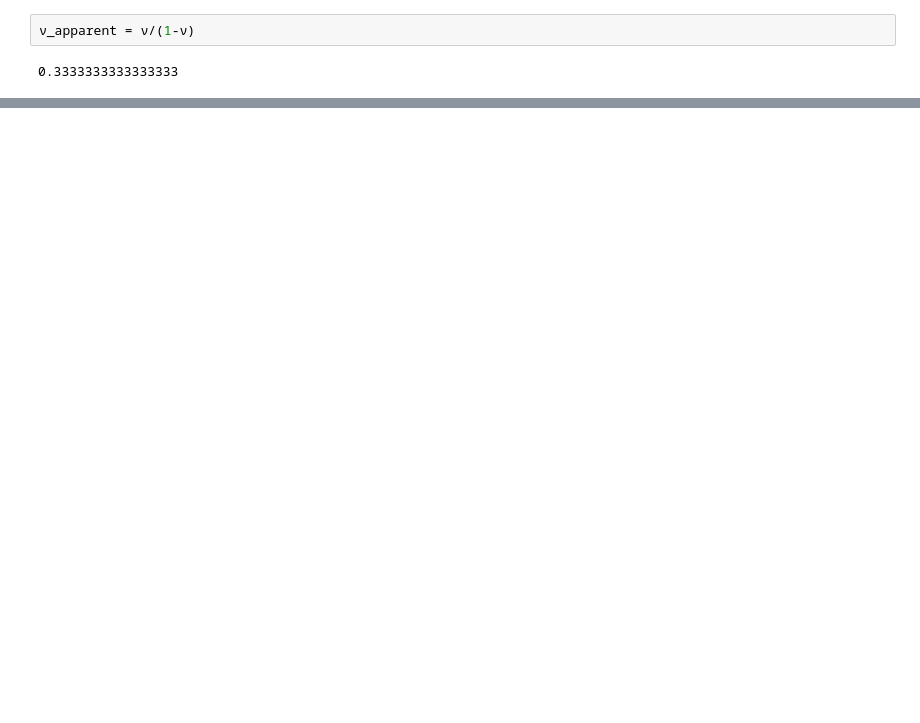
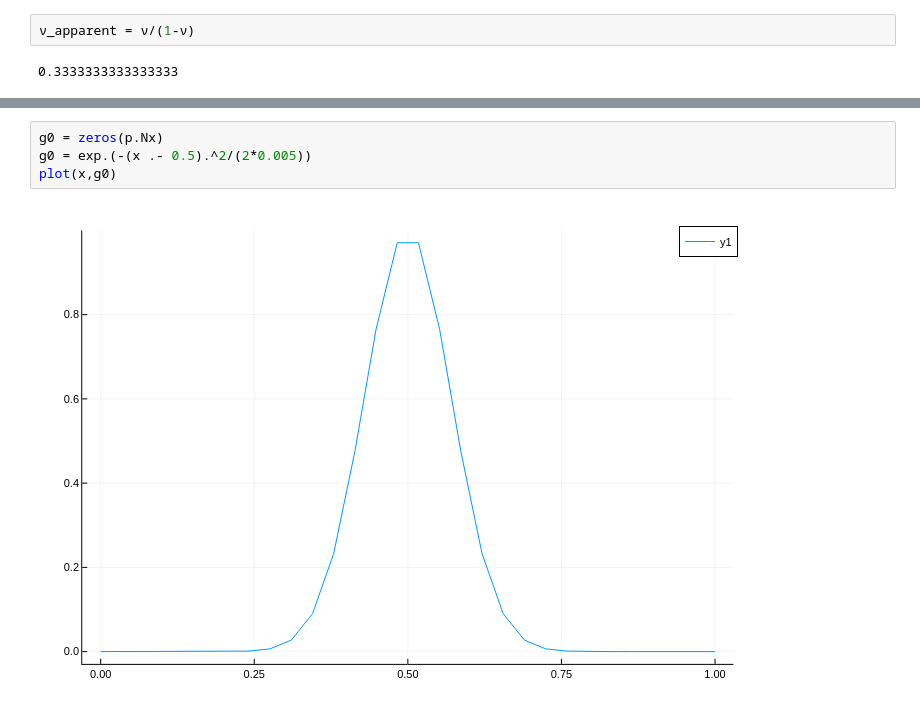
Before and after one commit to ThanasisGiannakopoulos/ice_modelling, a Jupyter notebook: notebooks/fracture/elastic/2d/test_operators.ipynb, the cells around one changed output, grey strips where cells are left out. Drawn from its saved outputs; the diff is of its cells as text; blank space fills up the shorter version.

```diff
--- a/notebooks/fracture/elastic/2d/test_operators.ipynb
+++ b/notebooks/fracture/elastic/2d/test_operators.ipynb
@@ -887,0 +990,6 @@ Measured Poisson ratio ≈ 0.31158597463453863
+# %%
+g0 = zeros(p.Nx)
+g0 = exp.(-(x .- 0.5).^2/(2*0.005))
+plot(x,g0)
+# %% [output]
+[figure, added]
```
Also changed, not shown: parts of 21 cells of this notebook.
